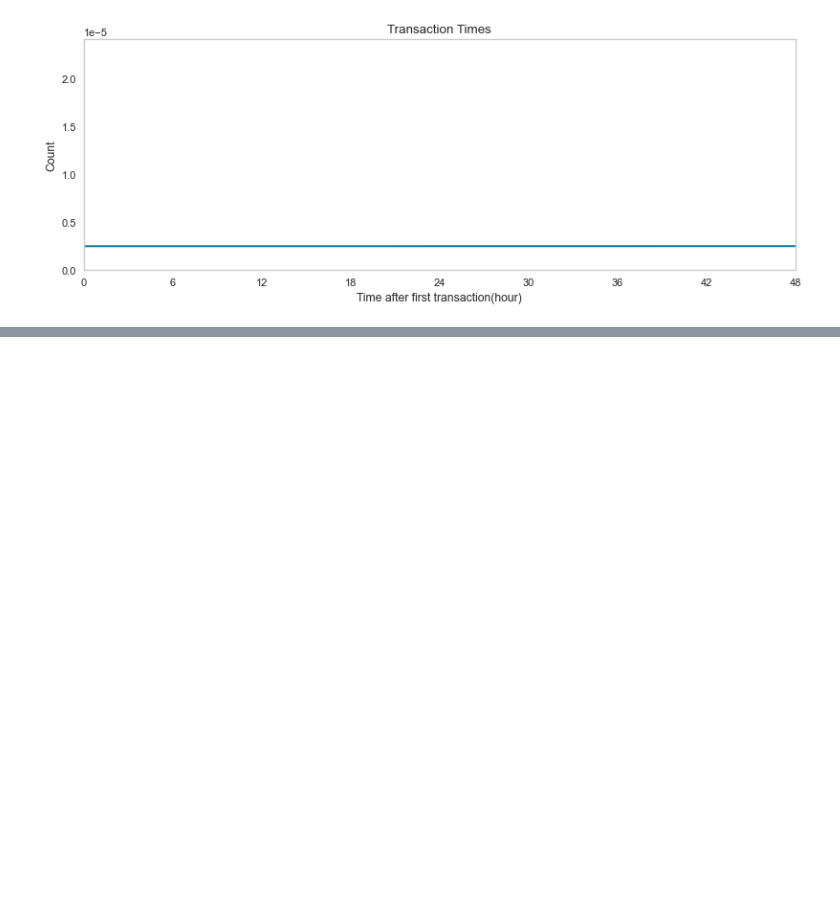
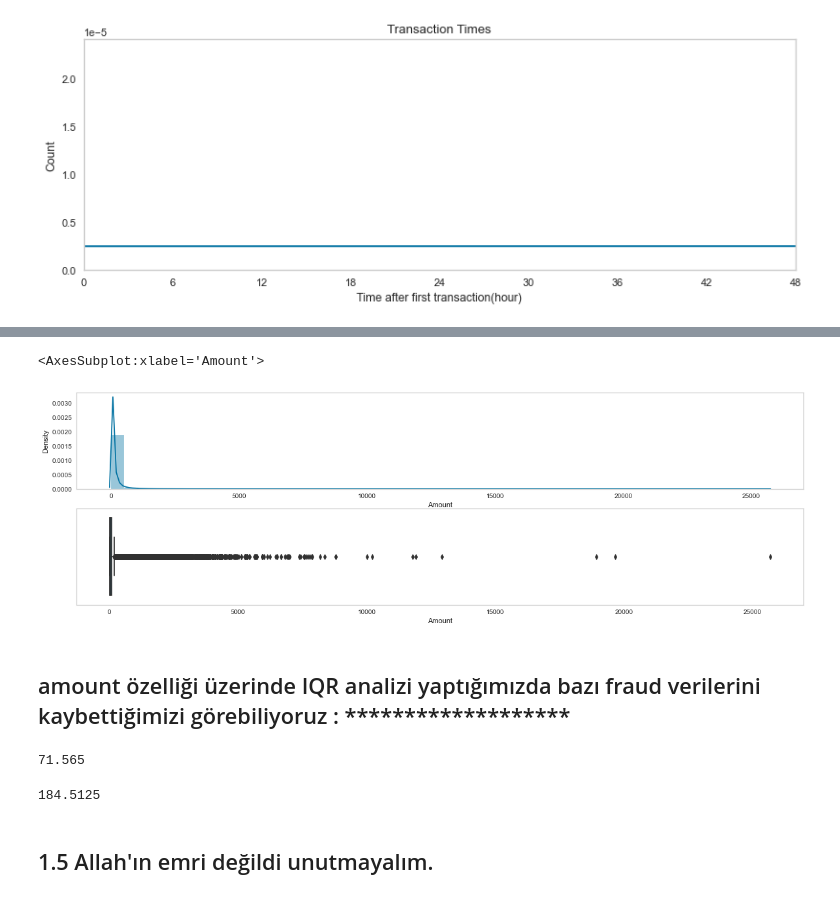
Before and after one commit to B-dogan/Credit-Card-Fraud-Detection-Project-, a Jupyter notebook: useful_codes.ipynb, the cells around one changed output, grey strips where cells are left out. Drawn from its saved outputs; the diff is of its cells as text; code cells hidden in the pictures; blank space fills up the shorter version.

Commit message:
Fraud

```diff
--- a/useful_codes.ipynb
+++ b/useful_codes.ipynb
@@ -715,0 +737,9 @@ Text(0.5, 1.0, 'Transaction Times')
+# %%
+fig , (ax1,ax2)  = plt.subplots(2,1,figsize=(20,6))
+sns.distplot(df["Amount"],ax = ax1)
+sns.boxplot(df["Amount"],ax = ax2)
+# %% [output]
+<AxesSubplot:xlabel='Amount'>
+[figure, added]
+# %% [markdown]
+## amount özelliği üzerinde IQR analizi yaptığımızda bazı fraud verilerini kaybettiğimizi görebiliyoruz : *******************
@@ -715,0 +748,11 @@ Text(0.5, 1.0, 'Transaction Times')
+# %%
+iqr(df["Amount"])
+# %% [output]
+71.565
+# %%
+upper_limit = df["Amount"].quantile(0.75)  + (1.5 * iqr(df["Amount"]))
+upper_limit
+# %% [output]
+184.5125
+# %% [markdown]
+## 1.5 Allah'ın emri değildi unutmayalım.
```
Also changed, not shown: parts of 46 cells of this notebook.
